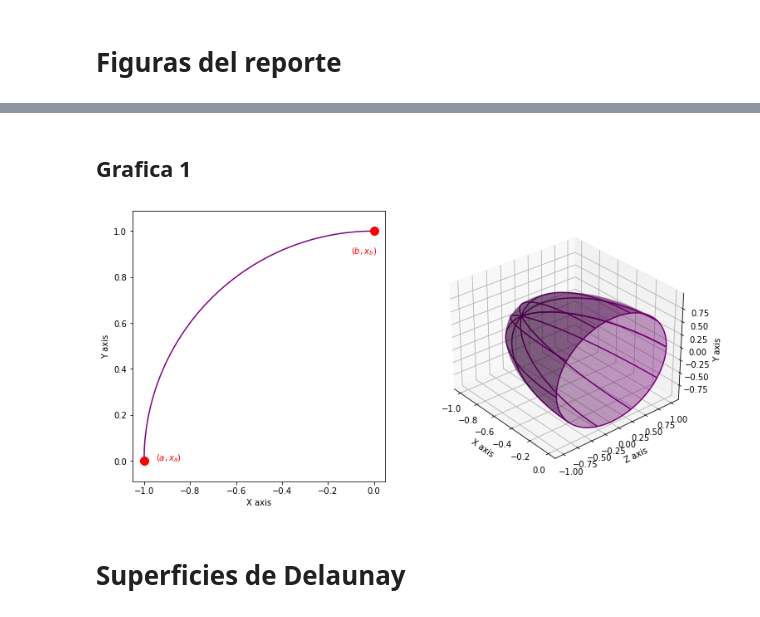
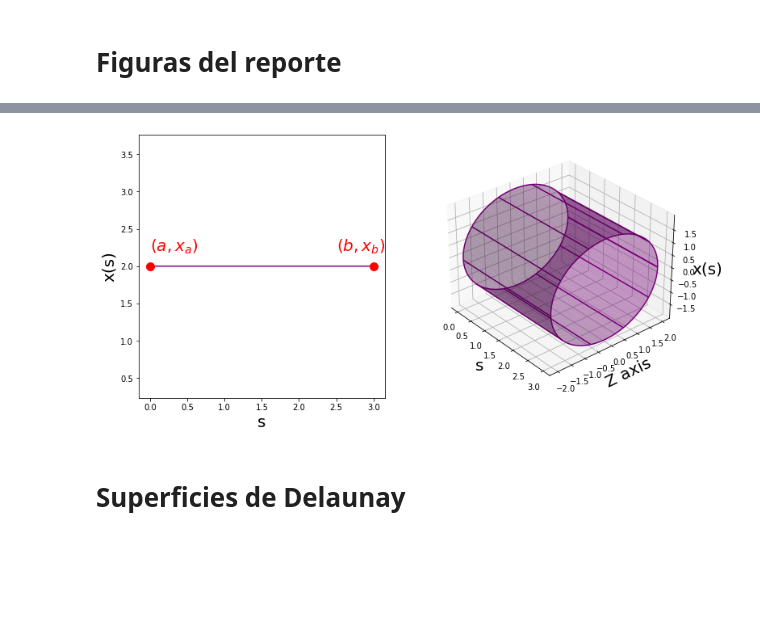
Before and after one commit to David-Damian/Optimization-Delaunay-surfaces, a Jupyter notebook: notebooks/graficas del reporte.ipynb, the cells around one changed output, grey strips where cells are left out. Cells and saved outputs as stored; diff of their text form; code cells hidden in the pictures; blank space fills up the shorter version.

```diff
--- a/notebooks/graficas del reporte.ipynb
+++ b/notebooks/graficas del reporte.ipynb
@@ -18,6 +12,12 @@ def g(t,y):
+# %%
+def cil(t,x):
+    lam=0
+    k=0
+    valor= (lam*x**2-k)/(x)
+    return valor
 # %%
-a,b =-1,0
-alpha=0.01
-sol2=RK4(g,a,b,alpha,N=1000)
-print(sol2[0])
+a,b =0,3
+alpha=2
+sol=RK4(cil,a,b,alpha,N=1000)
+print(sol[1])
 # %% [output]
@@ -68,5 +25,3 @@ integral=integral[-1]-integral[0]
-# %% [markdown]
-## Grafica 1
 # %%
 n = 100
 
@@ -74,53 +29,50 @@ fig = plt.figure(figsize=(12,6))
 ax1 = fig.add_subplot(121)
 ax2 = fig.add_subplot(122,projection='3d')
 
-#extremos del intervalo
-a,b =-1,0
-
 #initial conditions
-xa, xb= 0, 1
+xa, xb= alpha, alpha
 
 #dominio de la funcion
 t=np.arange(a,b, step=0.001)
 
 #funcion solucion evaluada en cada t
-y_t=sol2[1]#np.sqrt(1-t**2)
+y_t=sol[1]
 
 #parametro 2 de la parametrizacion
 theta = np.linspace(0, 2*np.pi, n)
 #creamos una malla para t,theta
 T, THETA = np.meshgrid(t, theta)
 #REFERENCIA PARA MESHGRID: https://numpy.org/doc/stable/reference/generated/numpy.meshgrid.html
 
 #coordenadas del solido de revolucion
 Y_T = np.ones((n, 1))*y_t #matrix whose rows are reapeted and equal to the solution vector
 Y = Y_T*np.cos(THETA)
 Z = Y_T*np.sin(THETA)
 
 ###GRAFICAS
 
 ####Grafica de funcion a rotar
 ax1.plot(t,y_t,'purple')
 ax1.plot(a, xa,b,xb, marker="o", markersize=10, markeredgecolor="red",
          markerfacecolor="red", label='condicion final e inicial') #graficando condicion inicial y final
 
-ax1.text(a+0.05,xa, '$(a,x_a)$', color='red')
-ax1.text(b-0.1, xb-0.1, '$(b,x_b)$', color='red')
+ax1.text(a,xa+0.2, '$(a,x_a)$', color='red', fontsize=20)
+ax1.text(b-0.5, xb+0.2, '$(b,x_b)$', color='red', fontsize=20)
 #### Grafica solido revolucion
 ax2.plot_wireframe(T, Y, Z,rcount=10,ccount=1, color='purple') #mostrar las secciones del solido
 ax2.plot_surface(T, Y, Z, color='purple', alpha=0.4)
 ax2.view_init(elev=30, azim=-40) #para rotar la grafica
 
 #etiquetar ejes:
-ax1.set_xlabel('X axis')
-ax1.set_ylabel('Y axis')
-ax2.set_xlabel('X axis')
-ax2.set_ylabel('Z axis')
-ax2.set_zlabel('Y axis')
+ax1.set_xlabel('s', fontsize=20)
+ax1.set_ylabel('x(s)', fontsize=20)
+ax2.set_xlabel('s', fontsize=20)
+ax2.set_ylabel('Z axis', fontsize=20)
+ax2.set_zlabel('x(s)', fontsize=20)
 ax1.axis('equal')
 plt.show()
 # %% [output]
-[figure, old version]
+[figure, new version]
 # %% [markdown]
 # Superficies de Delaunay
 # %% [markdown]
```
Also changed, not shown: parts of 22 cells of this notebook.
